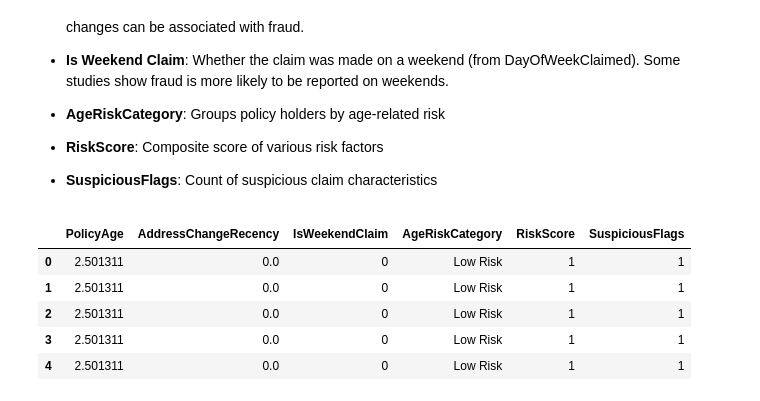
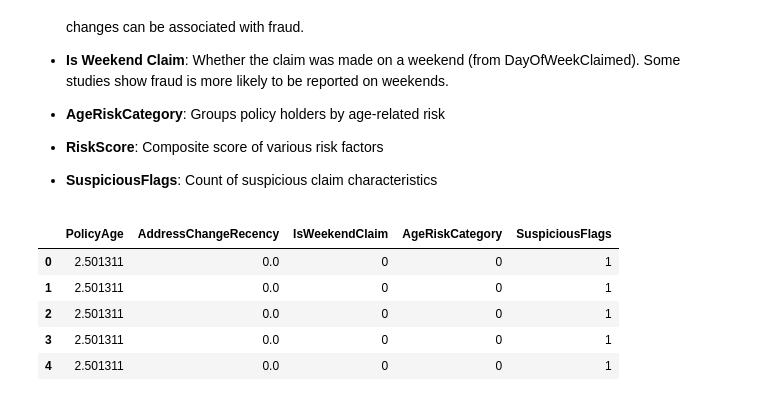
Before and after one commit to ghsaberr/claims-fraud-detection, a Jupyter notebook: claims-fraud-detection.ipynb, the cells around one changed output. Saved outputs shown, nothing was run; the diff lists cells and outputs as text; code cells hidden in the pictures.

```diff
--- a/claims-fraud-detection.ipynb
+++ b/claims-fraud-detection.ipynb
@@ -585,51 +585,40 @@ address_map = {
     '1 year': 1,
     '2 to 3 years': 2.5,
     '4 to 8 years': 6,
     'over 8 years': 10
 }
 if 'AddressChange_Claim' in X_resampled.columns:
     X_resampled['AddressChangeRecency'] = X_resampled['AddressChange_Claim'].map(address_map).fillna(0)
 
 # Is Weekend Claim
 weekend_days = ['Saturday', 'Sunday']
 if 'DayOfWeekClaimed' in X_resampled.columns:
     X_resampled['IsWeekendClaim'] = X_resampled['DayOfWeekClaimed'].apply(lambda x: 1 if x in weekend_days else 0)
 
 # Age Risk Category
 X_resampled['AgeRiskCategory'] = X_resampled['AgeOfPolicyHolder'].apply(
-    lambda x: 'High Risk' if any(age in str(x) for age in ['16 to 17', '21 to 25'])
-    else ('Medium Risk' if any(age in str(x) for age in ['26 to 30', '31 to 35'])
-    else 'Low Risk')
-)
-
-# Multiple Risk Factors
-X_resampled['RiskScore'] = X_resampled.apply(
-    lambda row: sum([
-        1 if row['WitnessPresent'] == 'No' else 0,
-        1 if row['PoliceReportFiled'] == 'No' else 0,
-        1 if row['Days_Policy_Accident'] == 'more than 30' else 0,
-        1 if row['PastNumberOfClaims'] != 'none' else 0
-    ]),
-    axis=1
+    lambda x: '2' if any(age in str(x) for age in ['16 to 17', '21 to 25'])
+    else ('1' if any(age in str(x) for age in ['26 to 30', '31 to 35'])
+    else '0')
 )
 
 # Suspicious Claim Indicators
 X_resampled['SuspiciousFlags'] = X_resampled.apply(
     lambda row: sum([
         1 if row['AddressChange_Claim'] == 'under 6 months' else 0,
         1 if row['NumberOfSuppliments'] != 'none' else 0,
         1 if row['WitnessPresent'] == 'No' and row['PoliceReportFiled'] == 'No' else 0
     ]),
     axis=1
 )
 
 # Show sample outputs
 display(X_resampled[['PolicyAge', 'AddressChangeRecency', 'IsWeekendClaim', 'AgeRiskCategory',
-                     'RiskScore', 'SuspiciousFlags']].head())
+                      'SuspiciousFlags']].head())
 # %% [output]
-|  | PolicyAge | AddressChangeRecency | IsWeekendClaim | AgeRiskCategory | RiskScore | SuspiciousFlags |
-| 0 | 2.501311 | 0.0 | 0 | Low Risk | 1 | 1 |
-| 1 | 2.501311 | 0.0 | 0 | Low Risk | 1 | 1 |
-| 2 | 2.501311 | 0.0 | 0 | Low Risk | 1 | 1 |
-| 3 | 2.501311 | 0.0 | 0 | Low Risk | 1 | 1 |
-| 4 | 2.501311 | 0.0 | 0 | Low Risk | 1 | 1 |
+|  | PolicyAge | AddressChangeRecency | IsWeekendClaim | AgeRiskCategory | SuspiciousFlags |
+| 0 | 2.501311 | 0.0 | 0 | 0 | 1 |
+| 1 | 2.501311 | 0.0 | 0 | 0 | 1 |
+| 2 | 2.501311 | 0.0 | 0 | 0 | 1 |
+| 3 | 2.501311 | 0.0 | 0 | 0 | 1 |
+| 4 | 2.501311 | 0.0 | 0 | 0 | 1 |
```
Also changed, not shown: parts of 4 cells of this notebook.
